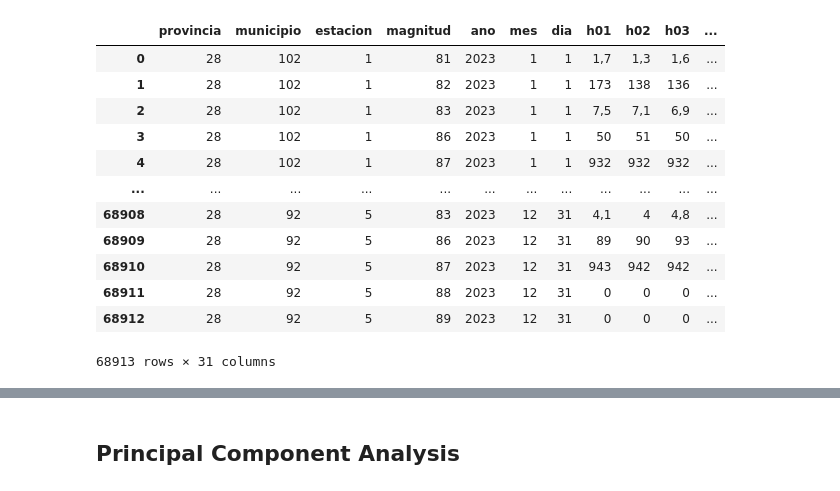
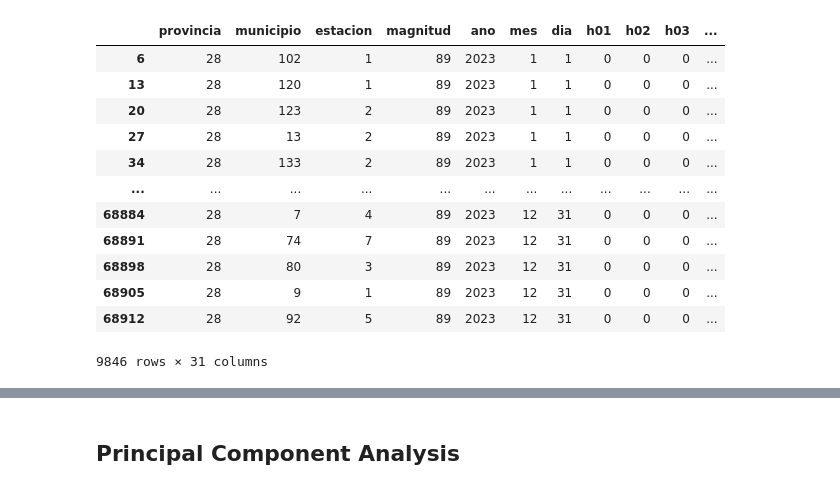
Before and after one commit to sajodajo/CCCCC-Datathon, a Jupyter notebook: D1-1_EDA.ipynb, the cells around one changed output, grey strips where cells are left out. Saved outputs shown, nothing was run; the diff lists cells and outputs as text; code cells hidden in the pictures.

```diff
--- a/D1-1_EDA.ipynb
+++ b/D1-1_EDA.ipynb
@@ -12,31 +12,33 @@ warnings.filterwarnings("ignore",category=DeprecationWarning)
 # %%
 data_factorySolarGen = pd.read_csv('Generacion_fotovoltaica.csv')
 data_gridInput = pd.read_csv('Consumo.csv')
 data_Weather = pd.read_csv('Meteorologia.csv')
 data_CarbonIntensity23 = pd.read_csv('ES_2023_hourly.csv')
 data_CarbonIntensity24 = pd.read_csv('ES_2024_hourly.csv')
 data_CarbonIntensity = pd.concat([data_CarbonIntensity23, data_CarbonIntensity24], ignore_index=True)
 data_factorySolarUse = pd.read_csv('Consumo_fotovoltaica.csv')
 
 data_CDM2023 = pd.read_csv('ComunidadData/2023.csv',delimiter=';')
 data_CDM2023 = data_CDM2023.drop(columns=data_CDM2023.filter(regex=r'^v\d{2}$').columns)
 data_CDM2023 = data_CDM2023.drop(columns=['punto_muestreo'])
 
-data_CDM2023 = data_CDM2023[data_CDM2023['']]
+data_CDM2023 = data_CDM2023[data_CDM2023['magnitud']==89]
+
+data_CDM2023
 # %% [output]
 |  | provincia | municipio | estacion | magnitud | ano | mes | dia | h01 | h02 | h03 | ... |
-| 0 | 28 | 102 | 1 | 81 | 2023 | 1 | 1 | 1,7 | 1,3 | 1,6 | ... |
-| 1 | 28 | 102 | 1 | 82 | 2023 | 1 | 1 | 173 | 138 | 136 | ... |
-| 2 | 28 | 102 | 1 | 83 | 2023 | 1 | 1 | 7,5 | 7,1 | 6,9 | ... |
-| 3 | 28 | 102 | 1 | 86 | 2023 | 1 | 1 | 50 | 51 | 50 | ... |
-| 4 | 28 | 102 | 1 | 87 | 2023 | 1 | 1 | 932 | 932 | 932 | ... |
+| 6 | 28 | 102 | 1 | 89 | 2023 | 1 | 1 | 0 | 0 | 0 | ... |
+| 13 | 28 | 120 | 1 | 89 | 2023 | 1 | 1 | 0 | 0 | 0 | ... |
+| 20 | 28 | 123 | 2 | 89 | 2023 | 1 | 1 | 0 | 0 | 0 | ... |
+| 27 | 28 | 13 | 2 | 89 | 2023 | 1 | 1 | 0 | 0 | 0 | ... |
+| 34 | 28 | 133 | 2 | 89 | 2023 | 1 | 1 | 0 | 0 | 0 | ... |
 | ... | ... | ... | ... | ... | ... | ... | ... | ... | ... | ... | ... |
-| 68908 | 28 | 92 | 5 | 83 | 2023 | 12 | 31 | 4,1 | 4 | 4,8 | ... |
-| 68909 | 28 | 92 | 5 | 86 | 2023 | 12 | 31 | 89 | 90 | 93 | ... |
-| 68910 | 28 | 92 | 5 | 87 | 2023 | 12 | 31 | 943 | 942 | 942 | ... |
-| 68911 | 28 | 92 | 5 | 88 | 2023 | 12 | 31 | 0 | 0 | 0 | ... |
+| 68884 | 28 | 7 | 4 | 89 | 2023 | 12 | 31 | 0 | 0 | 0 | ... |
+| 68891 | 28 | 74 | 7 | 89 | 2023 | 12 | 31 | 0 | 0 | 0 | ... |
+| 68898 | 28 | 80 | 3 | 89 | 2023 | 12 | 31 | 0 | 0 | 0 | ... |
+| 68905 | 28 | 9 | 1 | 89 | 2023 | 12 | 31 | 0 | 0 | 0 | ... |
 | 68912 | 28 | 92 | 5 | 89 | 2023 | 12 | 31 | 0 | 0 | 0 | ... |
-68913 rows × 31 columns
+9846 rows × 31 columns
 # %%
 def renameAndIndex(df,datetime):
     df=df.rename(columns={datetime:'TIMESTAMP'})
```
Also changed, not shown: parts of 14 cells of this notebook, 3 other files.
